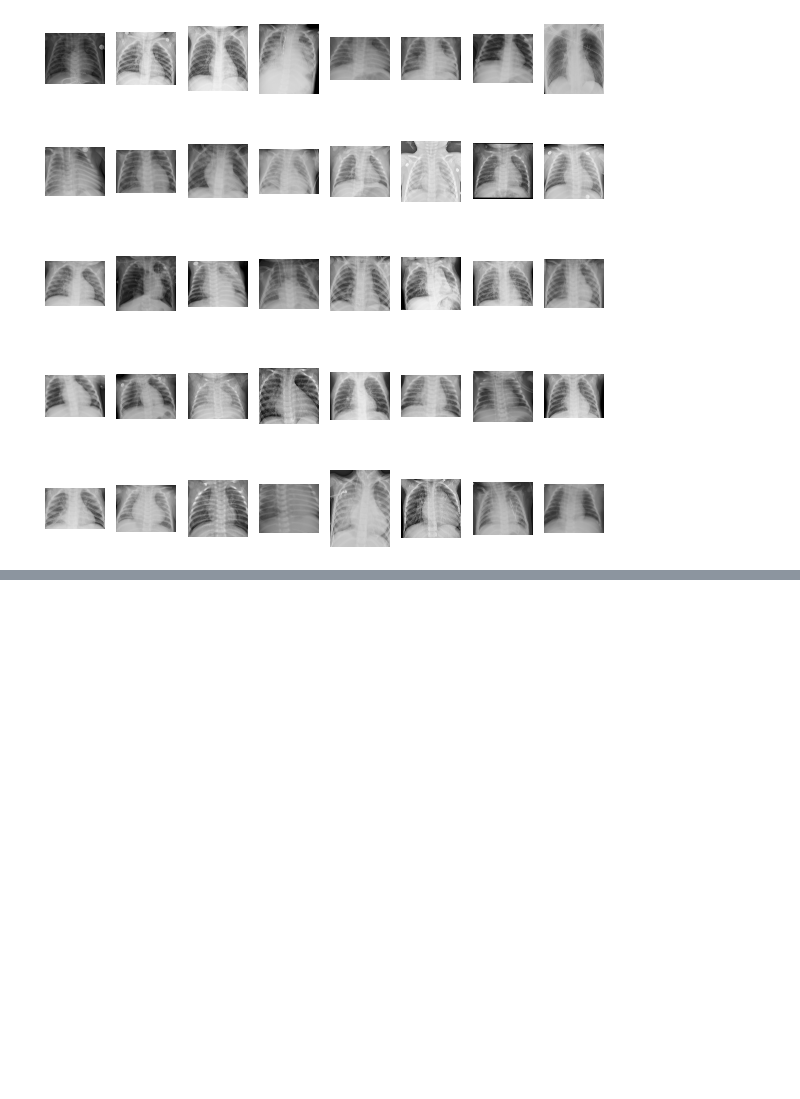
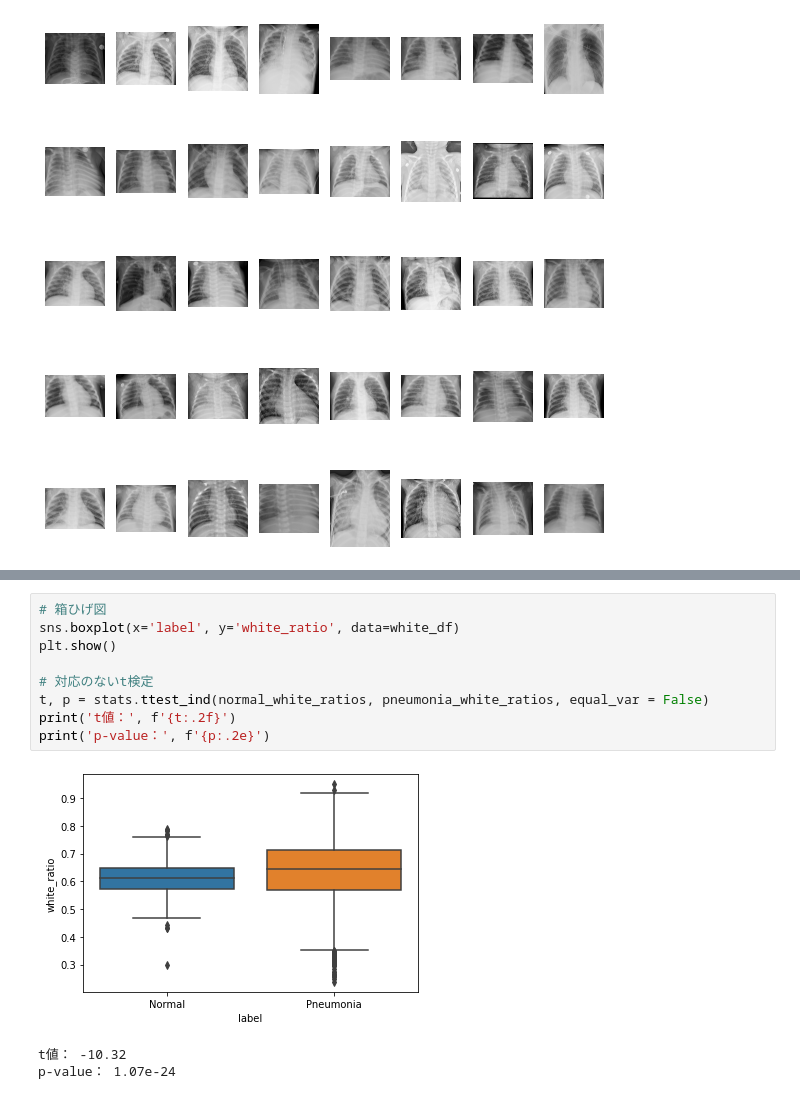
Before and after one commit to insilicomab/kaggle_chest-Xray, a Jupyter notebook: chest-xray-eda.ipynb, the cells around one changed output, grey strips where cells are left out. Saved outputs shown, nothing was run; the diff lists cells and outputs as text; blank space fills up the shorter version.

```diff
--- a/chest-xray-eda.ipynb
+++ b/chest-xray-eda.ipynb
@@ -115,0 +202,13 @@ for i in range(40):
+# %%
+# 箱ひげ図
+sns.boxplot(x='label', y='white_ratio', data=white_df)
+plt.show()
+
+# 対応のないt検定
+t, p = stats.ttest_ind(normal_white_ratios, pneumonia_white_ratios, equal_var = False)
+print('t値：', f'{t:.2f}')
+print('p-value：', f'{p:.2e}')
+# %% [output]
+[figure, added]
+t値： -10.32
+p-value： 1.07e-24
```
Also changed, not shown: parts of 10 cells of this notebook.
